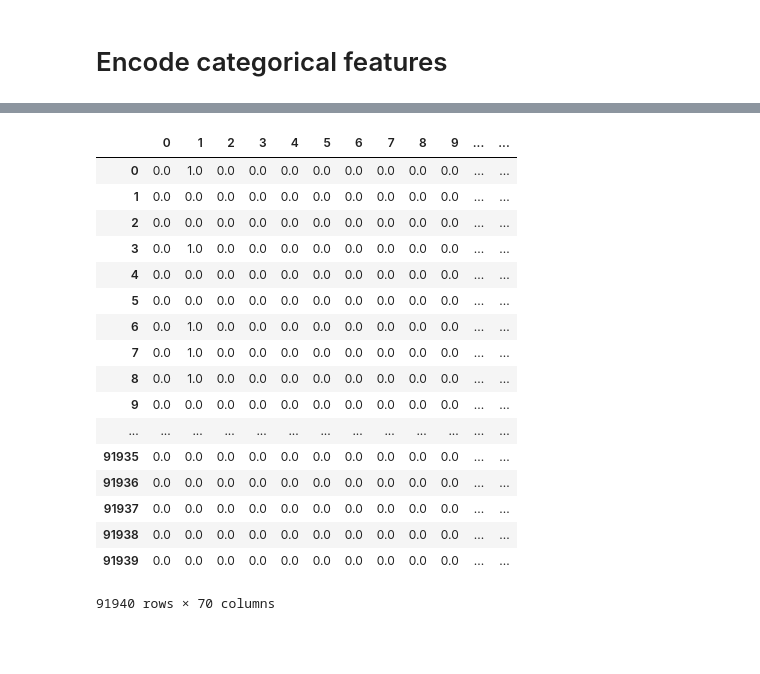
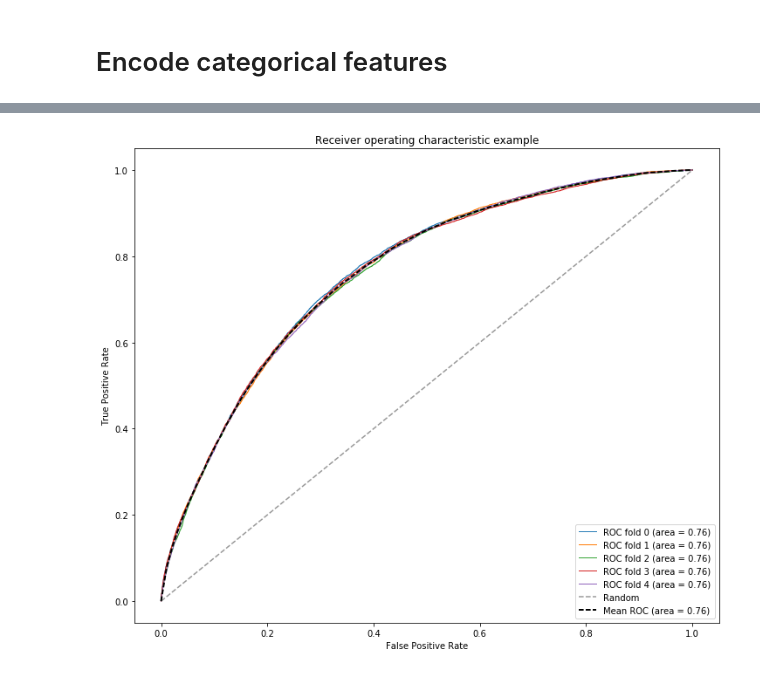
Before and after one commit to ponkin/notebooks, a Jupyter notebook: Untitled.ipynb, the cells around one changed output, grey strips where cells are left out. Saved outputs shown, nothing was run; the diff lists cells and outputs as text; code cells hidden in the pictures; blank space fills up the shorter version.

```diff
--- a/Untitled.ipynb
+++ b/Untitled.ipynb
@@ -9,5 +9,5 @@ import numpy as np
 %matplotlib inline
 import matplotlib.pyplot as plt
 # %%
-credits_train = pd.read_csv('credit_train.csv.zip', compression='zip', sep=';', encoding='cp1251', decimal=',')
-credits_test = pd.read_csv('credit_test.csv.zip', compression='zip', sep=';', encoding='cp1251', decimal=',')
+credits_train = pd.read_csv('credit_train.csv.zip', compression='zip', sep=';', encoding='cp1251', decimal=',', index_col = 'client_id')
+credits_test = pd.read_csv('credit_test.csv.zip', compression='zip', sep=';', encoding='cp1251', decimal=',', index_col = 'client_id')
@@ -14,23 +16,33 @@ credits_test = pd.read_csv('credit_test.csv.zip', compression='zip', sep=';', en
+# %%
+credits_train['region'] = 'O'
+credits_train.ix[credits_train['living_region'].fillna('').str.contains(pat='санкт', case=False), 'region'] = 'S'
+credits_train.ix[credits_train['living_region'].fillna('').str.contains(pat='москва', case=False), 'region'] = 'M'
+
+credits_test['region'] = 'O'
+credits_test.ix[credits_test['living_region'].fillna('').str.contains(pat='санкт', case=False), 'region'] = 'S'
+credits_test.ix[credits_test['living_region'].fillna('').str.contains(pat='москва', case=False), 'region'] = 'M'
 # %% [markdown]
 # Encode categorical features
 # %%
 credits_test['open_account_flg'] = np.NaN
 data = pd.concat([credits_train, credits_test])
 
-enc = data[['gender', 'marital_status', 'job_position', 'tariff_id', 'education']].apply(lambda x: preprocessing.LabelEncoder().fit(x))
+enc = data[['gender', 'marital_status', 'job_position', 'tariff_id', 'education', 'region']].apply(lambda x: preprocessing.LabelEncoder().fit(x))
 
 labled_train = pd.concat([
    pd.DataFrame(enc['tariff_id'].transform(credits_train['tariff_id']), columns=['tariff_id']),
    pd.DataFrame(enc['gender'].transform(credits_train['gender']), columns=['gender']),
    pd.DataFrame(enc['marital_status'].transform(credits_train['marital_status']), columns=['marital_status']),
    pd.DataFrame(enc['job_position'].transform(credits_train['job_position']), columns=['job_position']),
-   pd.DataFrame(enc['education'].transform(credits_train['education']), columns=['education'])],  axis=1)
+   pd.DataFrame(enc['education'].transform(credits_train['education']), columns=['education']),
+   pd.DataFrame(enc['region'].transform(credits_train['region']), columns=['region'])],  axis=1)
 labeled_test = pd.concat([
    pd.DataFrame(enc['tariff_id'].transform(credits_test['tariff_id']), columns=['tariff_id']),
    pd.DataFrame(enc['gender'].transform(credits_test['gender']), columns=['gender']),
    pd.DataFrame(enc['marital_status'].transform(credits_test['marital_status']), columns=['marital_status']),
    pd.DataFrame(enc['job_position'].transform(credits_test['job_position']), columns=['job_position']),
-   pd.DataFrame(enc['education'].transform(credits_test['education']), columns=['education'])], axis=1)
+   pd.DataFrame(enc['education'].transform(credits_test['education']), columns=['education']),
+   pd.DataFrame(enc['region'].transform(credits_test['region']), columns=['region'])], axis=1)
 labeled_data = pd.concat([labled_train, labeled_test])
 
 ohe = preprocessing.OneHotEncoder()
@@ -79,21 +128,0 @@ test = pd.concat([cat_test, scaler_test], axis=1)
-# %%
-test
-# %% [output]
-|  | 0 | 1 | 2 | 3 | 4 | 5 | 6 | 7 | 8 | 9 | ... | ... |
-| 0 | 0.0 | 1.0 | 0.0 | 0.0 | 0.0 | 0.0 | 0.0 | 0.0 | 0.0 | 0.0 | ... | ... |
-| 1 | 0.0 | 0.0 | 0.0 | 0.0 | 0.0 | 0.0 | 0.0 | 0.0 | 0.0 | 0.0 | ... | ... |
-| 2 | 0.0 | 0.0 | 0.0 | 0.0 | 0.0 | 0.0 | 0.0 | 0.0 | 0.0 | 0.0 | ... | ... |
-| 3 | 0.0 | 1.0 | 0.0 | 0.0 | 0.0 | 0.0 | 0.0 | 0.0 | 0.0 | 0.0 | ... | ... |
-| 4 | 0.0 | 0.0 | 0.0 | 0.0 | 0.0 | 0.0 | 0.0 | 0.0 | 0.0 | 0.0 | ... | ... |
-| 5 | 0.0 | 0.0 | 0.0 | 0.0 | 0.0 | 0.0 | 0.0 | 0.0 | 0.0 | 0.0 | ... | ... |
-| 6 | 0.0 | 1.0 | 0.0 | 0.0 | 0.0 | 0.0 | 0.0 | 0.0 | 0.0 | 0.0 | ... | ... |
-| 7 | 0.0 | 1.0 | 0.0 | 0.0 | 0.0 | 0.0 | 0.0 | 0.0 | 0.0 | 0.0 | ... | ... |
-| 8 | 0.0 | 1.0 | 0.0 | 0.0 | 0.0 | 0.0 | 0.0 | 0.0 | 0.0 | 0.0 | ... | ... |
-| 9 | 0.0 | 0.0 | 0.0 | 0.0 | 0.0 | 0.0 | 0.0 | 0.0 | 0.0 | 0.0 | ... | ... |
-| ... | ... | ... | ... | ... | ... | ... | ... | ... | ... | ... | ... | ... |
-| 91935 | 0.0 | 0.0 | 0.0 | 0.0 | 0.0 | 0.0 | 0.0 | 0.0 | 0.0 | 0.0 | ... | ... |
-| 91936 | 0.0 | 0.0 | 0.0 | 0.0 | 0.0 | 0.0 | 0.0 | 0.0 | 0.0 | 0.0 | ... | ... |
-| 91937 | 0.0 | 0.0 | 0.0 | 0.0 | 0.0 | 0.0 | 0.0 | 0.0 | 0.0 | 0.0 | ... | ... |
-| 91938 | 0.0 | 0.0 | 0.0 | 0.0 | 0.0 | 0.0 | 0.0 | 0.0 | 0.0 | 0.0 | ... | ... |
-| 91939 | 0.0 | 0.0 | 0.0 | 0.0 | 0.0 | 0.0 | 0.0 | 0.0 | 0.0 | 0.0 | ... | ... |
-91940 rows × 70 columns
@@ -99,0 +240,35 @@ test
+# %%
+from blagging import BlaggingClassifier
+from sklearn.ensemble import BaggingClassifier
+from sklearn.ensemble import RandomForestClassifier
+from sklearn.decomposition import PCA
+
+from sklearn.ensemble import GradientBoostingClassifier
+import xgboost as xgb
+
+train = pd.concat([cat_train, scaler_train], axis=1)
+
+n_estimators = 800
+
+clf = RandomForestClassifier(n_estimators=n_estimators,
+                               criterion='gini',
+                               max_depth=7,
+                               min_samples_split=2,
+                               min_samples_leaf=1,
+                               min_weight_fraction_leaf=0.0,
+                               max_features='auto',
+                               max_leaf_nodes=None,
+                               bootstrap=True,
+                               oob_score=False,
+                               n_jobs=-1,
+                               random_state=None,
+                               warm_start=False,
+                               class_weight=None)
+gbclf = GradientBoostingClassifier(max_depth=10)
+xgbclf = xgb.XGBClassifier(n_estimators = n_estimators, nthread=4, learning_rate=0.1)
+#bclf1 = BaggingClassifier(gbclf, max_samples=1.0 / n_estimators, n_estimators=n_estimators, n_jobs=-1)
+#bclf = BlaggingClassifier(max_samples=1.0 / n_estimators, n_estimators=n_estimators, n_jobs=-1, base_estimator=clf)
+plot_ROC_curve(xgbclf, train.as_matrix(), credits_train['open_account_flg'].as_matrix())
+#plot_ROC_curve(gbclf, train, credits_train['open_account_flg'])
+# %% [output]
+[figure, added]
```
Also changed, not shown: parts of 12 cells of this notebook.
